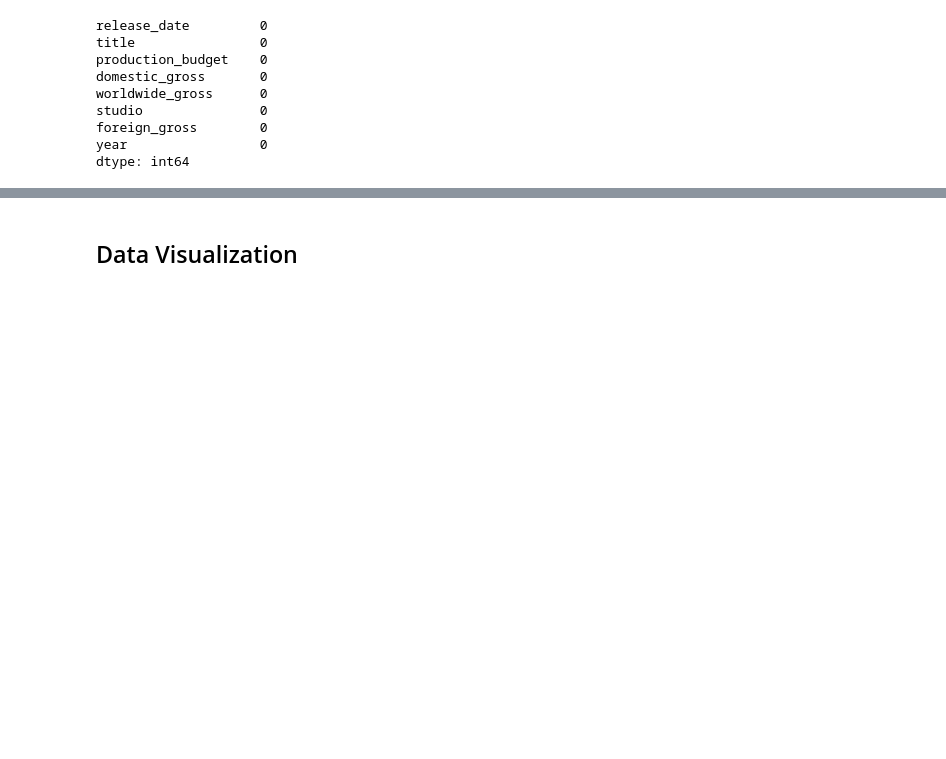
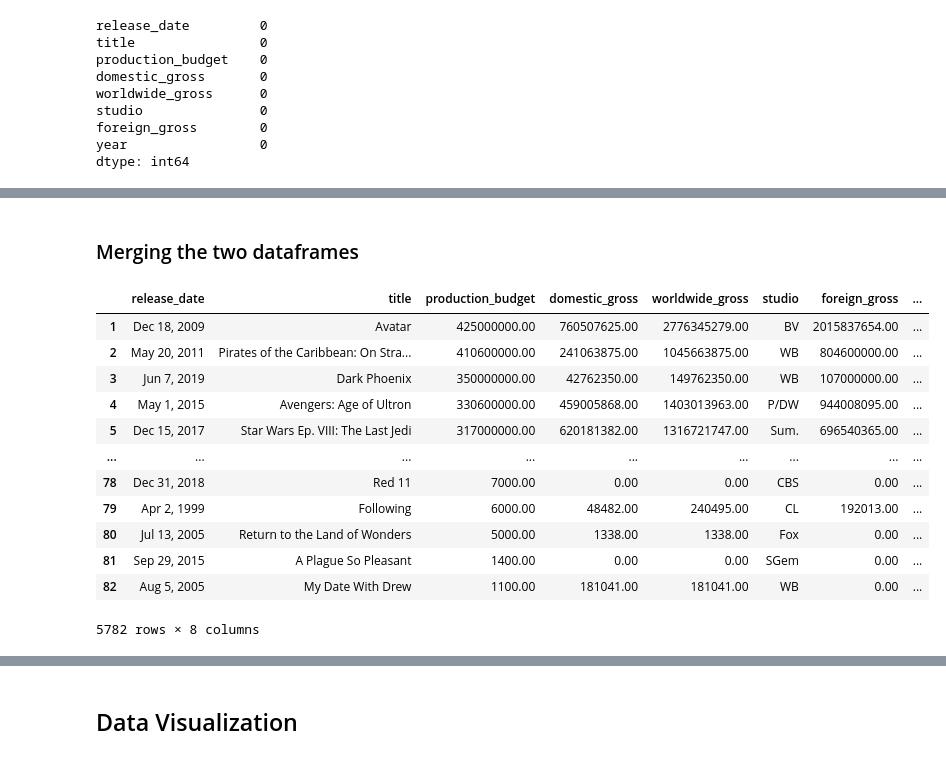
Before and after one commit to Imacharia/Microsoft-Movie-Studio-market-analysis, a Jupyter notebook: Movies Analysis-Data Visualizations.ipynb, the cells around one changed output, grey strips where cells are left out. Saved outputs shown, nothing was run; the diff lists cells and outputs as text; code cells hidden in the pictures; blank space fills up the shorter version.

```diff
--- a/Movies Analysis-Data Visualizations.ipynb
+++ b/Movies Analysis-Data Visualizations.ipynb
@@ -683,0 +899,19 @@ normal format
+# %% [markdown]
+### Merging the two dataframes
+# %%
+#dataframe one
+mov_analysis
+# %% [output]
+|  | release_date | title | production_budget | domestic_gross | worldwide_gross | studio | foreign_gross | ... |
+| 1 | Dec 18, 2009 | Avatar | 425000000.00 | 760507625.00 | 2776345279.00 | BV | 2015837654.00 | ... |
+| 2 | May 20, 2011 | Pirates of the Caribbean: On Stra... | 410600000.00 | 241063875.00 | 1045663875.00 | WB | 804600000.00 | ... |
+| 3 | Jun 7, 2019 | Dark Phoenix | 350000000.00 | 42762350.00 | 149762350.00 | WB | 107000000.00 | ... |
+| 4 | May 1, 2015 | Avengers: Age of Ultron | 330600000.00 | 459005868.00 | 1403013963.00 | P/DW | 944008095.00 | ... |
+| 5 | Dec 15, 2017 | Star Wars Ep. VIII: The Last Jedi | 317000000.00 | 620181382.00 | 1316721747.00 | Sum. | 696540365.00 | ... |
+| ... | ... | ... | ... | ... | ... | ... | ... | ... |
+| 78 | Dec 31, 2018 | Red 11 | 7000.00 | 0.00 | 0.00 | CBS | 0.00 | ... |
+| 79 | Apr 2, 1999 | Following | 6000.00 | 48482.00 | 240495.00 | CL | 192013.00 | ... |
+| 80 | Jul 13, 2005 | Return to the Land of Wonders | 5000.00 | 1338.00 | 1338.00 | Fox | 0.00 | ... |
+| 81 | Sep 29, 2015 | A Plague So Pleasant | 1400.00 | 0.00 | 0.00 | SGem | 0.00 | ... |
+| 82 | Aug 5, 2005 | My Date With Drew | 1100.00 | 181041.00 | 181041.00 | WB | 0.00 | ... |
+5782 rows × 8 columns
```
Also changed, not shown: parts of 31 cells of this notebook, 1 other file.
